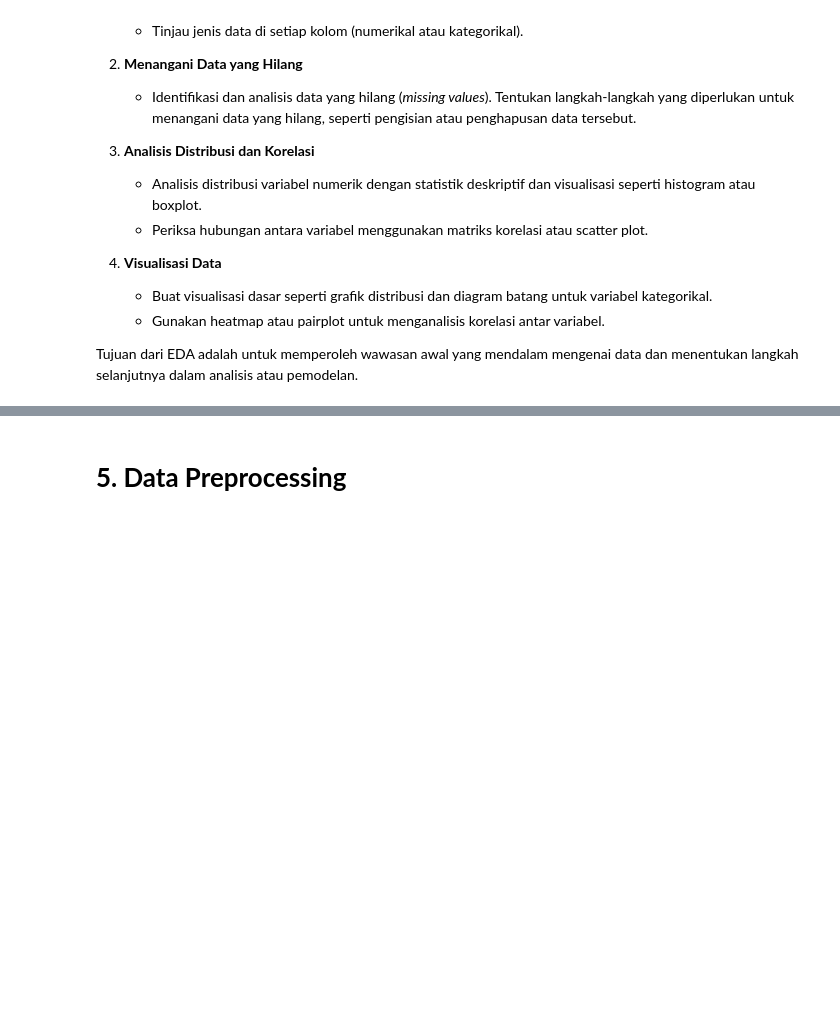
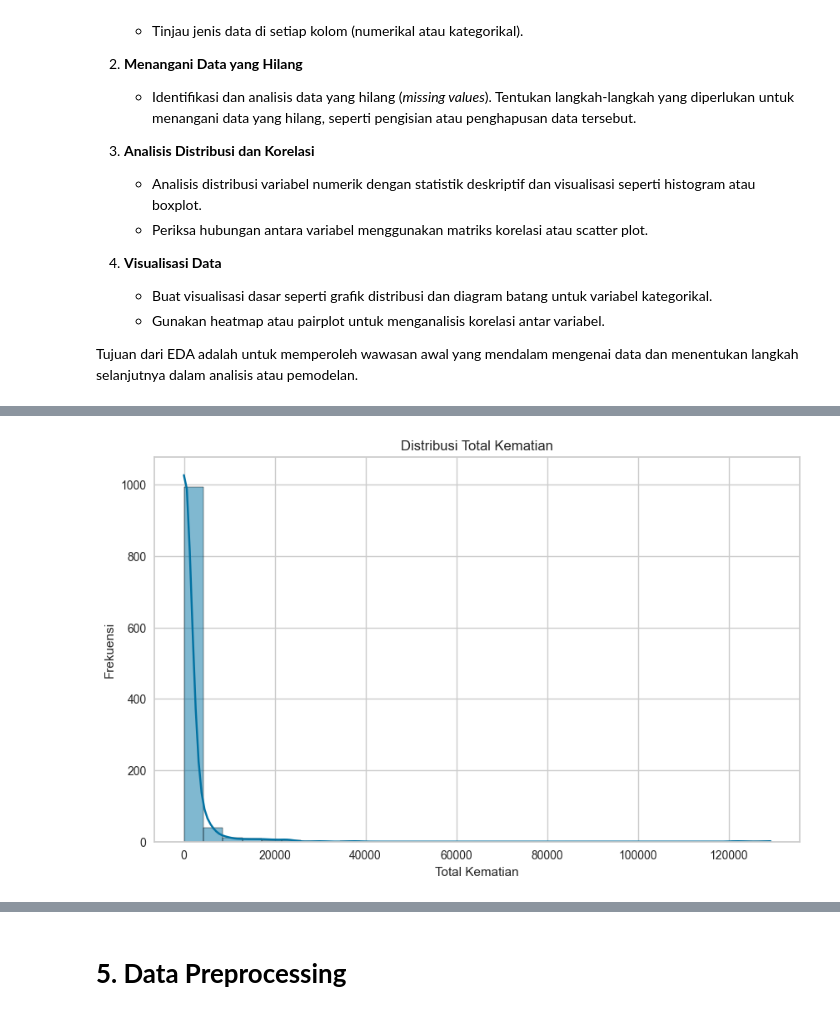
Before and after one commit to robialdy/submission-ml-pemula, a Jupyter notebook: clustering/[Clustering]_Submission_Akhir_BMLP_Muhammad_Fachri_Robialdy_(Updated).ipynb, the cells around one changed output, grey strips where cells are left out. Cells and saved outputs as stored; diff of their text form; code cells hidden in the pictures; blank space fills up the shorter version.

```diff
--- a/clustering/[Clustering]_Submission_Akhir_BMLP_Muhammad_Fachri_Robialdy_(Updated).ipynb
+++ b/clustering/[Clustering]_Submission_Akhir_BMLP_Muhammad_Fachri_Robialdy_(Updated).ipynb
@@ -38,0 +42,3 @@ Jika dataset berada di Google Drive, pastikan Anda menghubungkan Google Drive ke
+# %%
+df = pd.read_csv("../clustering_df.csv")
+df.head()
@@ -61,0 +113,10 @@ Tujuan dari EDA adalah untuk memperoleh wawasan awal yang mendalam mengenai data
+# %%
+# 3
+plt.figure(figsize=(10, 6))
+sns.histplot(df['Total Deaths'], bins=30, kde=True)
+plt.title('Distribusi Total Kematian')
+plt.xlabel('Total Kematian')
+plt.ylabel('Frekuensi')
+plt.show()
+# %% [output]
+[figure, added]
```
Also changed, not shown: parts of 36 cells of this notebook, 3 other files.
